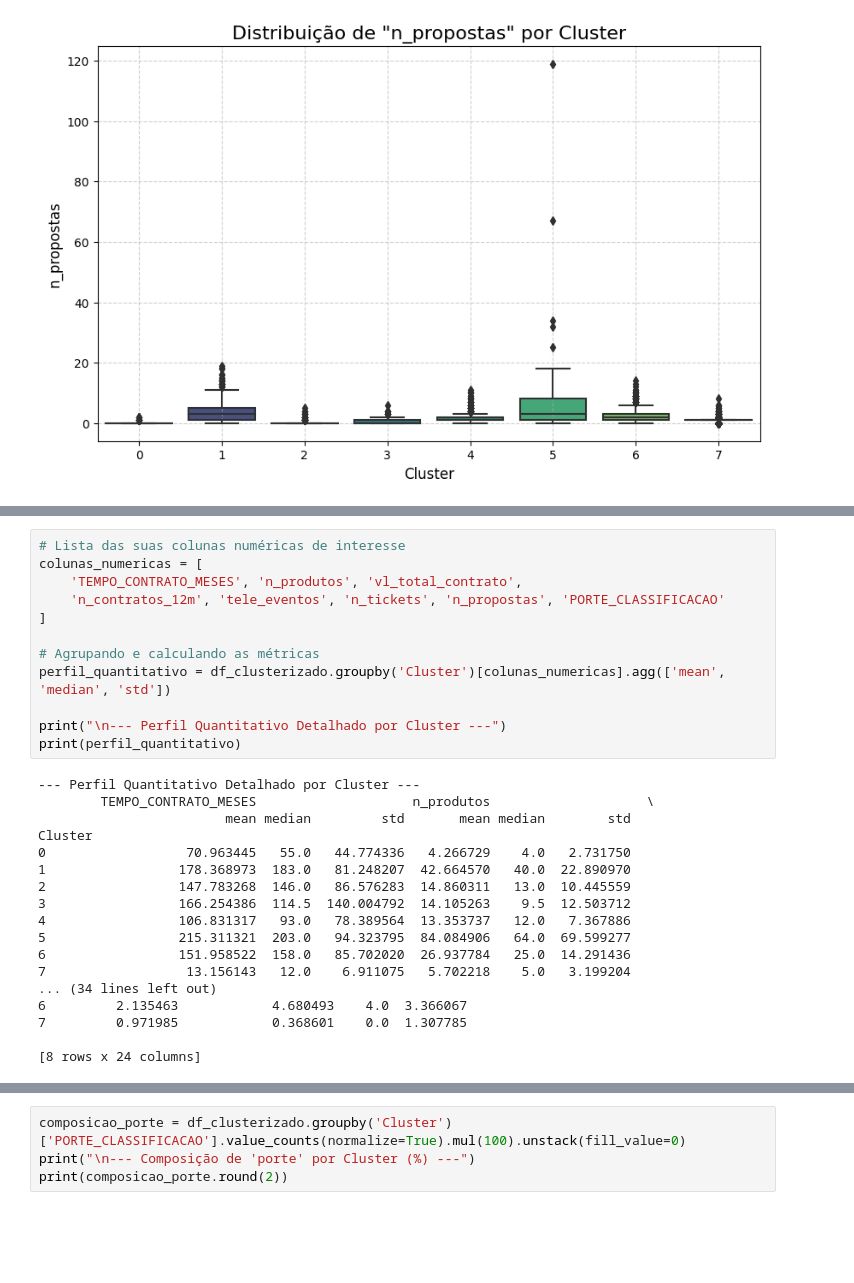
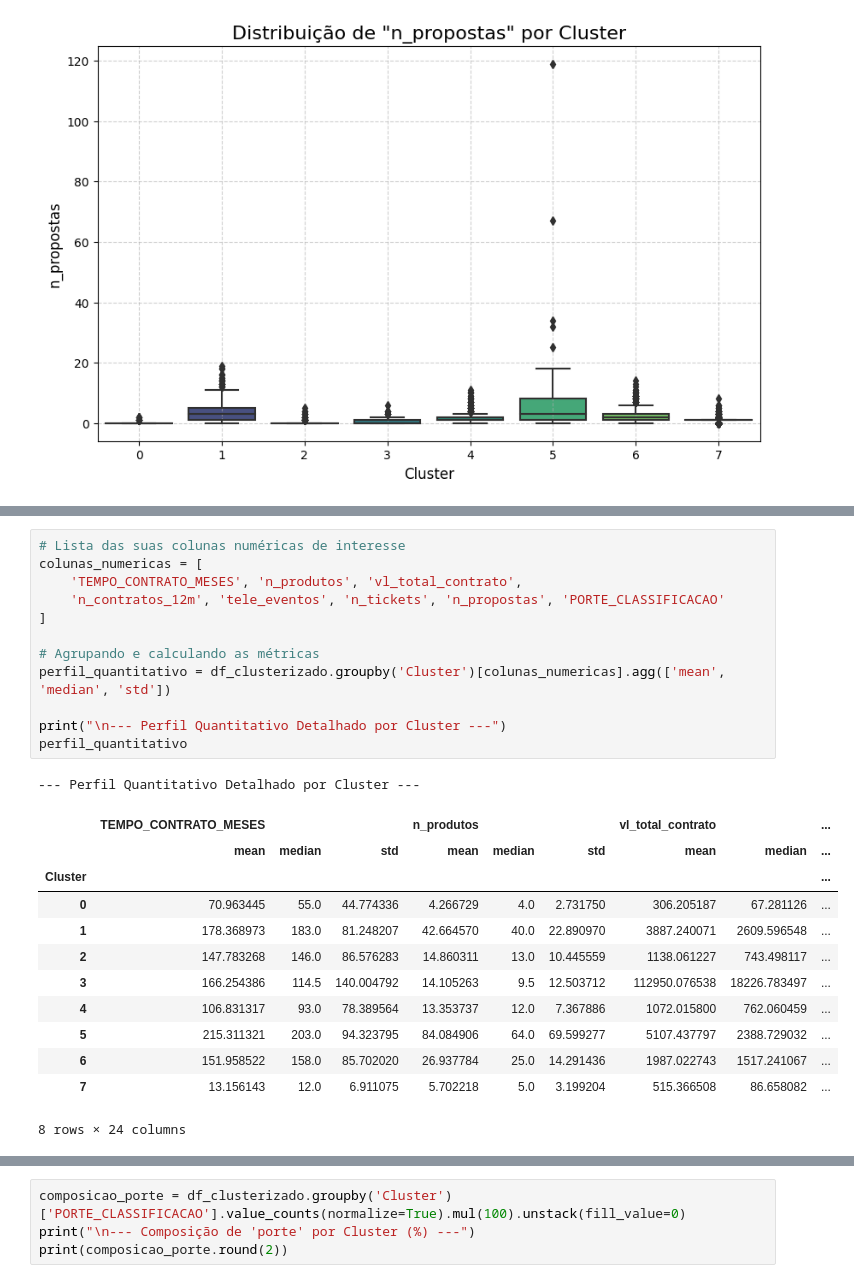
Before and after one commit to fiap-datascience/arcana, a Jupyter notebook: notebooks/clusterizacao_GMM.ipynb, the cells around one changed output, grey strips where cells are left out. Saved outputs shown, nothing was run; the diff lists cells and outputs as text; blank space fills up the shorter version.

```diff
--- a/notebooks/clusterizacao_GMM.ipynb
+++ b/notebooks/clusterizacao_GMM.ipynb
@@ -807,33 +809,29 @@ Cluster
 # %%
 # Lista das suas colunas numéricas de interesse
 colunas_numericas = [
     'TEMPO_CONTRATO_MESES', 'n_produtos', 'vl_total_contrato',
     'n_contratos_12m', 'tele_eventos', 'n_tickets', 'n_propostas', 'PORTE_CLASSIFICACAO'
 ]
 
 # Agrupando e calculando as métricas
 perfil_quantitativo = df_clusterizado.groupby('Cluster')[colunas_numericas].agg(['mean', 'median', 'std'])
 
 print("\n--- Perfil Quantitativo Detalhado por Cluster ---")
-print(perfil_quantitativo)
+perfil_quantitativo
 # %% [output]
 --- Perfil Quantitativo Detalhado por Cluster ---
-        TEMPO_CONTRATO_MESES                    n_produtos                    \
-                        mean median         std       mean median        std
-Cluster
-0                  70.963445   55.0   44.774336   4.266729    4.0   2.731750
-1                 178.368973  183.0   81.248207  42.664570   40.0  22.890970
-2                 147.783268  146.0   86.576283  14.860311   13.0  10.445559
-3                 166.254386  114.5  140.004792  14.105263    9.5  12.503712
-4                 106.831317   93.0   78.389564  13.353737   12.0   7.367886
-5                 215.311321  203.0   94.323795  84.084906   64.0  69.599277
-6                 151.958522  158.0   85.702020  26.937784   25.0  14.291436
-7                  13.156143   12.0    6.911075   5.702218    5.0   3.199204
-... (34 lines left out)
-6         2.135463            4.680493    4.0  3.366067
-7         0.971985            0.368601    0.0  1.307785
-
-[8 rows x 24 columns]
+|  | TEMPO_CONTRATO_MESES |  |  | n_produtos |  |  | vl_total_contrato |  | ... |
+|  | mean | median | std | mean | median | std | mean | median | ... |
+| Cluster |  |  |  |  |  |  |  |  | ... |
+| 0 | 70.963445 | 55.0 | 44.774336 | 4.266729 | 4.0 | 2.731750 | 306.205187 | 67.281126 | ... |
+| 1 | 178.368973 | 183.0 | 81.248207 | 42.664570 | 40.0 | 22.890970 | 3887.240071 | 2609.596548 | ... |
+| 2 | 147.783268 | 146.0 | 86.576283 | 14.860311 | 13.0 | 10.445559 | 1138.061227 | 743.498117 | ... |
+| 3 | 166.254386 | 114.5 | 140.004792 | 14.105263 | 9.5 | 12.503712 | 112950.076538 | 18226.783497 | ... |
+| 4 | 106.831317 | 93.0 | 78.389564 | 13.353737 | 12.0 | 7.367886 | 1072.015800 | 762.060459 | ... |
+| 5 | 215.311321 | 203.0 | 94.323795 | 84.084906 | 64.0 | 69.599277 | 5107.437797 | 2388.729032 | ... |
+| 6 | 151.958522 | 158.0 | 85.702020 | 26.937784 | 25.0 | 14.291436 | 1987.022743 | 1517.241067 | ... |
+| 7 | 13.156143 | 12.0 | 6.911075 | 5.702218 | 5.0 | 3.199204 | 515.366508 | 86.658082 | ... |
+8 rows × 24 columns
 # %%
 # Composição para a variável 'segmento'
 composicao_segmento = df_clusterizado.groupby('Cluster')['segmento'].value_counts(normalize=True).mul(100).unstack(fill_value=0)
```
Also changed, not shown: parts of 4 cells of this notebook, 40 other files.
